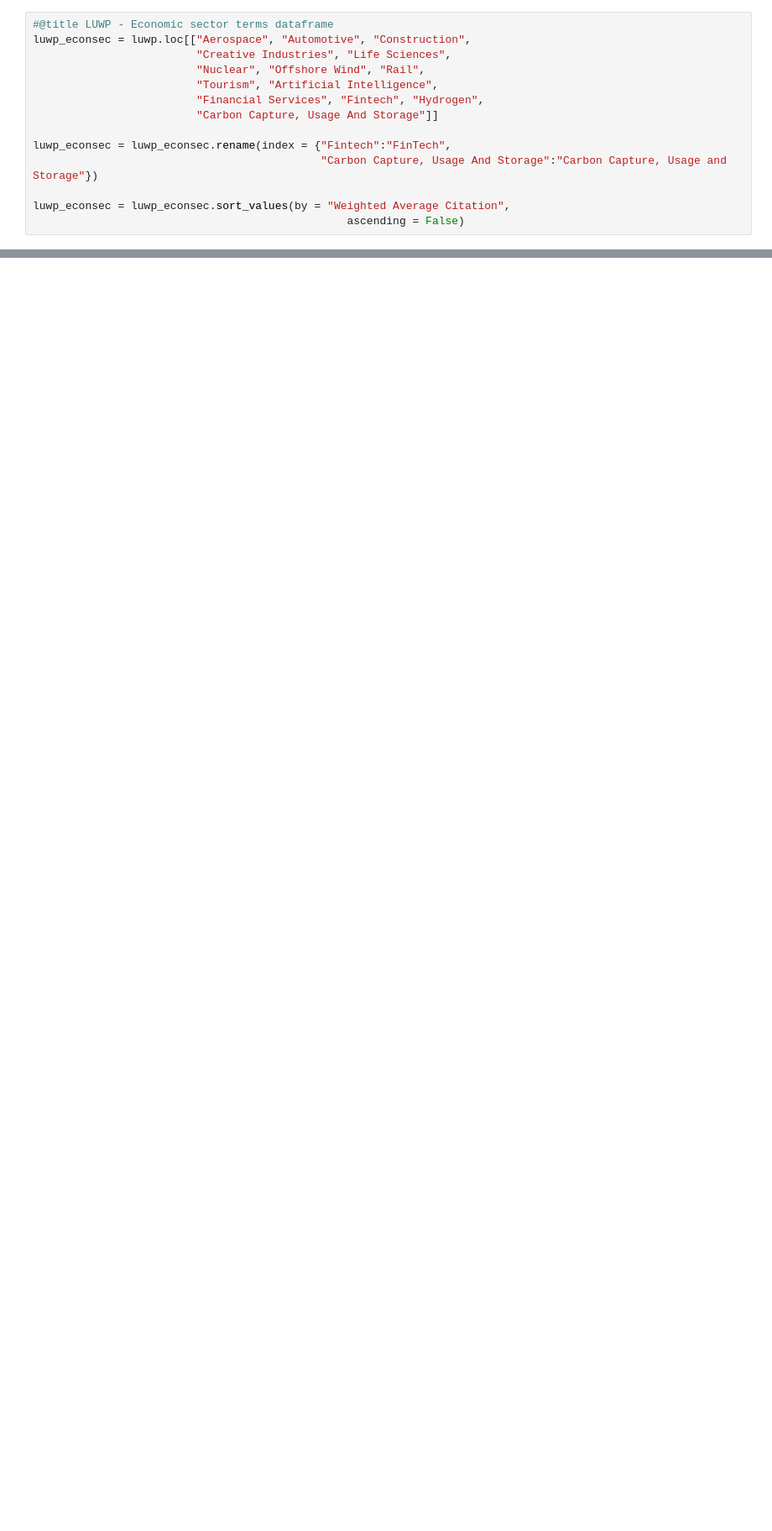
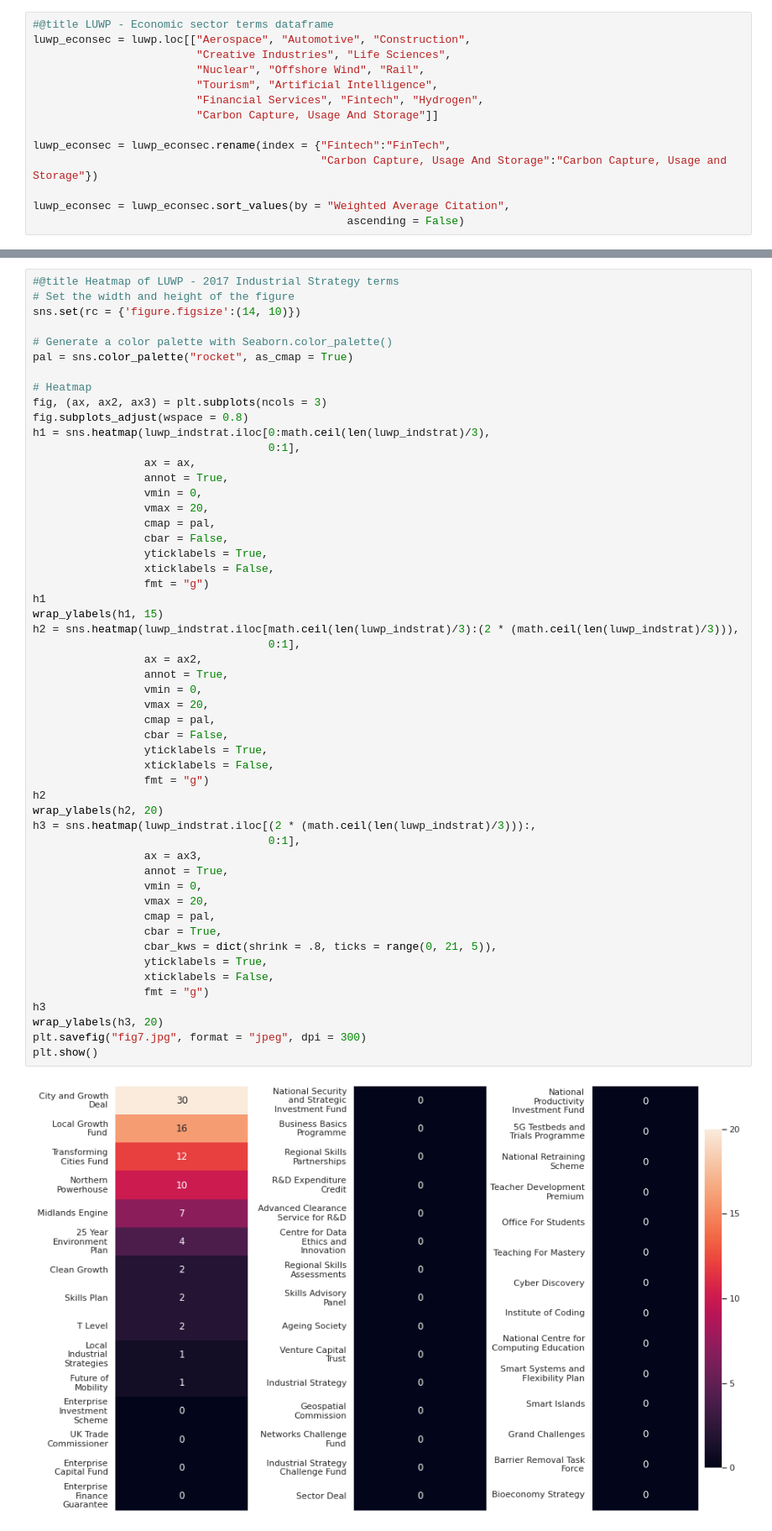
Before and after one commit to adammuhtar/economic-strategy-text-mining, a Jupyter notebook: uk_economic_strategy_text_mining_analysis.ipynb, the cells around one changed output, grey strips where cells are left out. Shown at 84% size. Drawn from its saved outputs; the diff is of its cells as text; blank space fills up the shorter version.

```diff
--- a/uk_economic_strategy_text_mining_analysis.ipynb
+++ b/uk_economic_strategy_text_mining_analysis.ipynb
@@ -889 +997,56 @@ luwp_econsec = luwp_econsec.sort_values(by = "Weighted Average Citation",
+# %%
+#@title Heatmap of LUWP - 2017 Industrial Strategy terms
+# Set the width and height of the figure
+sns.set(rc = {'figure.figsize':(14, 10)})
+
+# Generate a color palette with Seaborn.color_palette()
+pal = sns.color_palette("rocket", as_cmap = True)
+
+# Heatmap
+fig, (ax, ax2, ax3) = plt.subplots(ncols = 3)
+fig.subplots_adjust(wspace = 0.8)
+h1 = sns.heatmap(luwp_indstrat.iloc[0:math.ceil(len(luwp_indstrat)/3),
+                                    0:1],
+                 ax = ax,
+                 annot = True,
+                 vmin = 0,
+                 vmax = 20,
+                 cmap = pal,
+                 cbar = False,
+                 yticklabels = True,
+                 xticklabels = False,
+                 fmt = "g")
+h1
+wrap_ylabels(h1, 15)
+h2 = sns.heatmap(luwp_indstrat.iloc[math.ceil(len(luwp_indstrat)/3):(2 * (math.ceil(len(luwp_indstrat)/3))),
+                                    0:1],
+                 ax = ax2,
+                 annot = True,
+                 vmin = 0,
+                 vmax = 20,
+                 cmap = pal,
+                 cbar = False,
+                 yticklabels = True,
+                 xticklabels = False,
+                 fmt = "g")
+h2
+wrap_ylabels(h2, 20)
+h3 = sns.heatmap(luwp_indstrat.iloc[(2 * (math.ceil(len(luwp_indstrat)/3))):,
+                                    0:1],
+                 ax = ax3,
+                 annot = True,
+                 vmin = 0,
+                 vmax = 20,
+                 cmap = pal,
+                 cbar = True,
+                 cbar_kws = dict(shrink = .8, ticks = range(0, 21, 5)),
+                 yticklabels = True,
+                 xticklabels = False,
+                 fmt = "g")
+h3
+wrap_ylabels(h3, 20)
+plt.savefig("fig7.jpg", format = "jpeg", dpi = 300)
+plt.show()
+# %% [output]
+[figure, added]
 # %%
```
Also changed, not shown: parts of 18 cells of this notebook.
